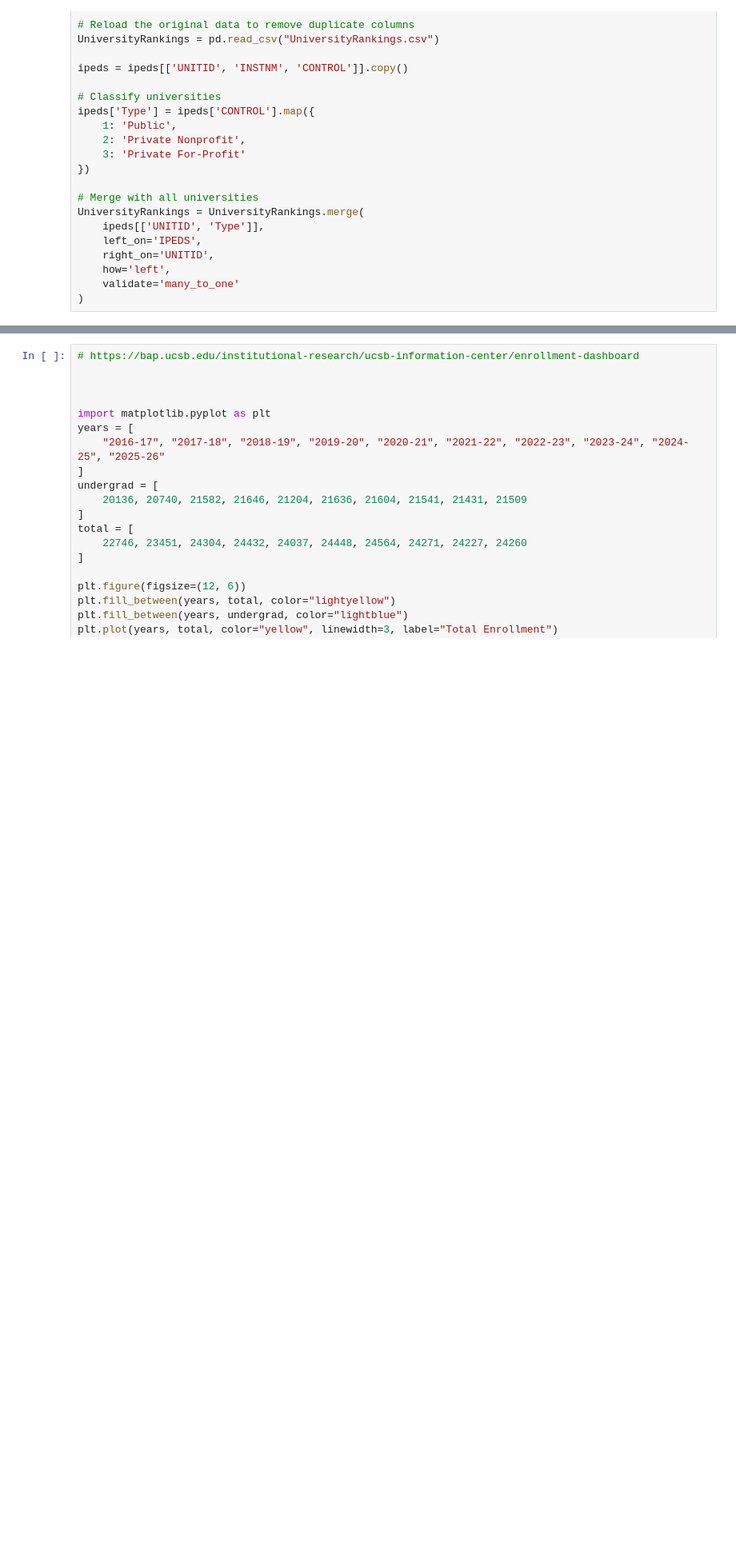
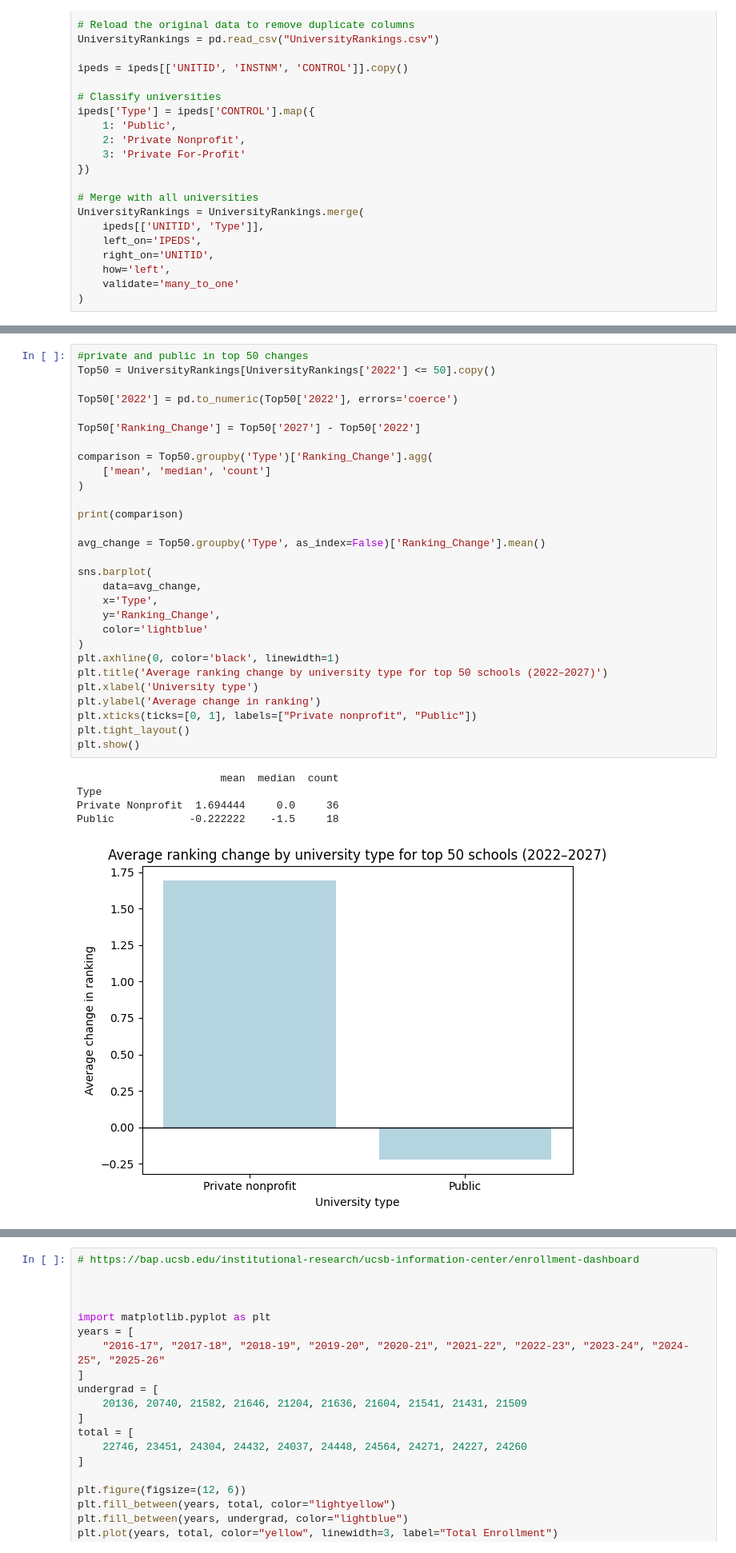
Before and after one commit to KarlaRH12/school_ranking_analysis, a Jupyter notebook: analysis_rankings.ipynb, the cells around one changed output, grey strips where cells are left out. Shown at 80% size. Drawn from its saved outputs; the diff is of its cells as text; blank space fills up the shorter version.

```diff
--- a/analysis_rankings.ipynb
+++ b/analysis_rankings.ipynb
@@ -297,3 +298,38 @@ Public            -0.222222    -1.5     18
+# %%
+#private and public in top 50 changes
+Top50 = UniversityRankings[UniversityRankings['2022'] <= 50].copy()
+
+Top50['2022'] = pd.to_numeric(Top50['2022'], errors='coerce')
+
+Top50['Ranking_Change'] = Top50['2027'] - Top50['2022']
+
+comparison = Top50.groupby('Type')['Ranking_Change'].agg(
+    ['mean', 'median', 'count']
+)
+
+print(comparison)
+
+avg_change = Top50.groupby('Type', as_index=False)['Ranking_Change'].mean()
+
+sns.barplot(
+    data=avg_change,
+    x='Type',
+    y='Ranking_Change',
+    color='lightblue'
+)
+plt.axhline(0, color='black', linewidth=1)
+plt.title('Average ranking change by university type for top 50 schools (2022–2027)')
+plt.xlabel('University type')
+plt.ylabel('Average change in ranking')
+plt.xticks(ticks=[0, 1], labels=["Private nonprofit", "Public"])
+plt.tight_layout()
+plt.show()
+# %% [output]
+                       mean  median  count
+Type
+Private Nonprofit  1.694444     0.0     36
+Public            -0.222222    -1.5     18
+[figure, added]
 # %%
 #private and public changes in all data
 UR = UniversityRankings.copy()
```
Also changed, not shown: parts of 6 cells of this notebook.
